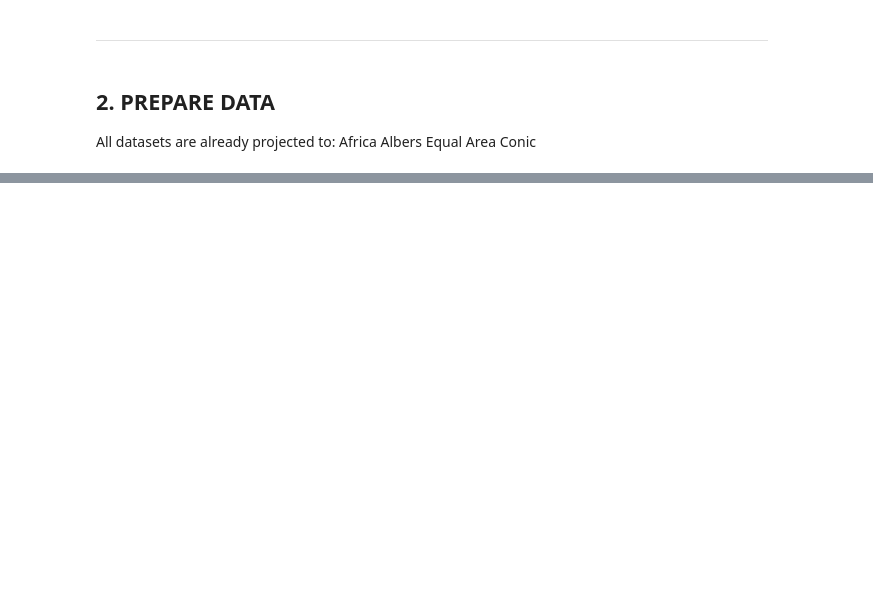
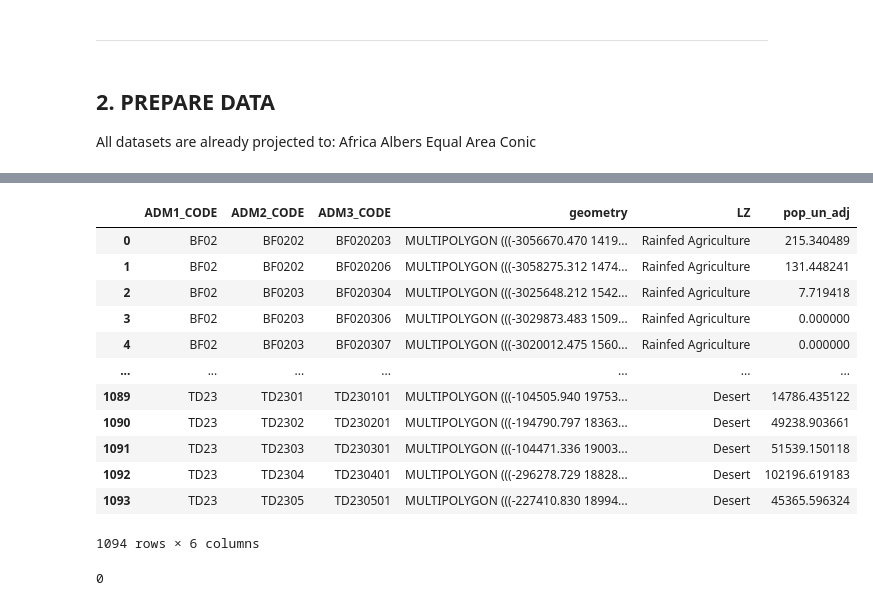
Before and after one commit to gracedoherty/Misc, a Jupyter notebook: LivelihoodZones_PopWeighted.ipynb, the cells around one changed output, grey strips where cells are left out. Cells and saved outputs as stored; diff of their text form; code cells hidden in the pictures; blank space fills up the shorter version.

```diff
--- a/LivelihoodZones_PopWeighted.ipynb
+++ b/LivelihoodZones_PopWeighted.ipynb
@@ -806,0 +254,8 @@ Largest = LZ_ADM3_G3.loc[LZ_ADM3_G3.groupby(["ADM3"])["popUN"].idxmax()]
+# %%
+try:
+    G3 = G3.drop(['index_right'], axis=1)
+except:
+    pass
+# %%
+G3 = gpd.sjoin(G3, LZ, how='left', predicate='intersects')
+print(G3.sample(5), G3.info())
@@ -806,0 +286,3 @@ Largest = LZ_ADM3_G3.loc[LZ_ADM3_G3.groupby(["ADM3"])["popUN"].idxmax()]
+# %%
+ADM3_LZ = G3[['ADM3_CODE', 'OECD_ZONE', 'pop_un_adj']].groupby(['ADM3_CODE', 'OECD_ZONE'], as_index=False).sum()
+ADM3_LZ
@@ -806,0 +308,4 @@ Largest = LZ_ADM3_G3.loc[LZ_ADM3_G3.groupby(["ADM3"])["popUN"].idxmax()]
+# %%
+# Within each ADM3 group, choose the row which has the highest population.
+ADM3_LZ_Max = ADM3_LZ.loc[ADM3_LZ.groupby(['ADM3_CODE'])['pop_un_adj'].idxmax()]
+ADM3_LZ_Max
@@ -806,0 +326,22 @@ Largest = LZ_ADM3_G3.loc[LZ_ADM3_G3.groupby(["ADM3"])["popUN"].idxmax()]
+# %%
+# Join the livelihood zone with the highest rural population onto the ADM3 geodataframe as field 'LZ'.
+ADM3_LZ = ADM3.merge(ADM3_LZ_Max.rename(columns={'OECD_ZONE':'LZ'}), on='ADM3_CODE')
+ADM3_LZ
+# %% [output]
+|  | ADM1_CODE | ADM2_CODE | ADM3_CODE | geometry | LZ | pop_un_adj |
+| 0 | BF02 | BF0202 | BF020203 | MULTIPOLYGON (((-3056670.470 1419... | Rainfed Agriculture | 215.340489 |
+| 1 | BF02 | BF0202 | BF020206 | MULTIPOLYGON (((-3058275.312 1474... | Rainfed Agriculture | 131.448241 |
+| 2 | BF02 | BF0203 | BF020304 | MULTIPOLYGON (((-3025648.212 1542... | Rainfed Agriculture | 7.719418 |
+| 3 | BF02 | BF0203 | BF020306 | MULTIPOLYGON (((-3029873.483 1509... | Rainfed Agriculture | 0.000000 |
+| 4 | BF02 | BF0203 | BF020307 | MULTIPOLYGON (((-3020012.475 1560... | Rainfed Agriculture | 0.000000 |
+| ... | ... | ... | ... | ... | ... | ... |
+| 1089 | TD23 | TD2301 | TD230101 | MULTIPOLYGON (((-104505.940 19753... | Desert | 14786.435122 |
+| 1090 | TD23 | TD2302 | TD230201 | MULTIPOLYGON (((-194790.797 18363... | Desert | 49238.903661 |
+| 1091 | TD23 | TD2303 | TD230301 | MULTIPOLYGON (((-104471.336 19003... | Desert | 51539.150118 |
+| 1092 | TD23 | TD2304 | TD230401 | MULTIPOLYGON (((-296278.729 18828... | Desert | 102196.619183 |
+| 1093 | TD23 | TD2305 | TD230501 | MULTIPOLYGON (((-227410.830 18994... | Desert | 45365.596324 |
+1094 rows × 6 columns
+# %%
+ADM3_LZ.LZ.isna().sum() # No need to fill in missing values.
+# %% [output]
+0
```
Also changed, not shown: parts of 90 cells of this notebook.
